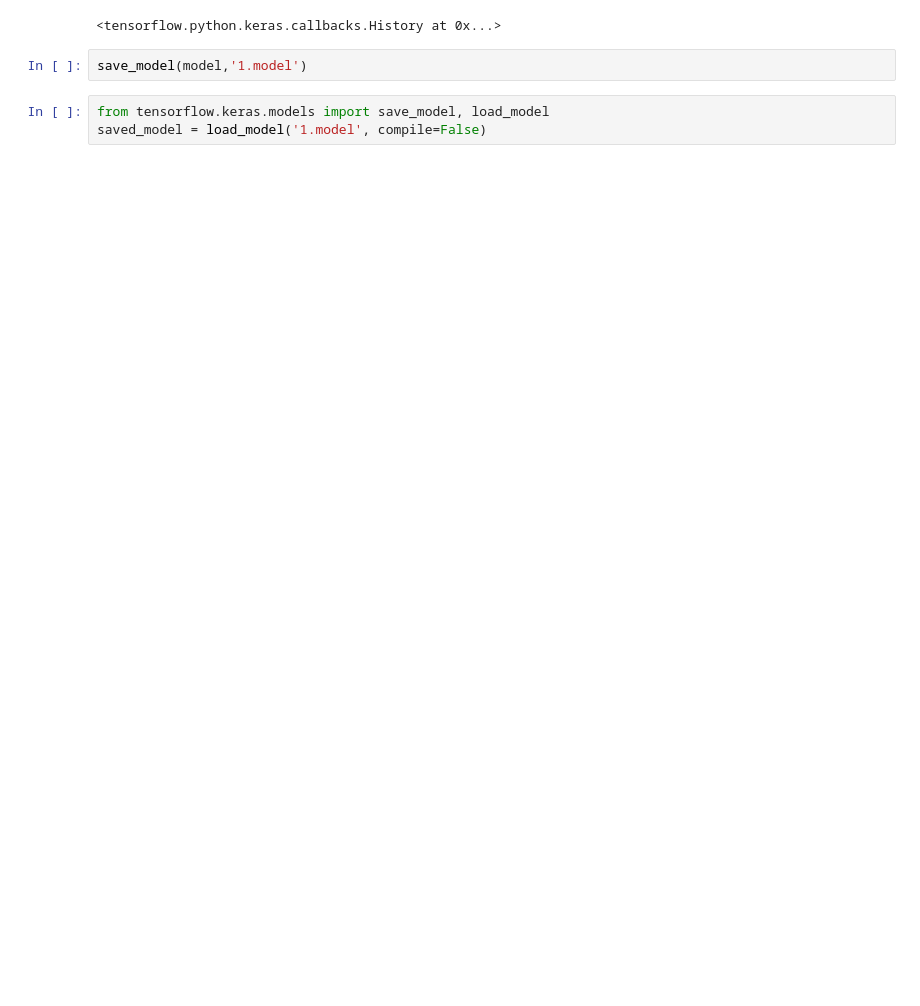
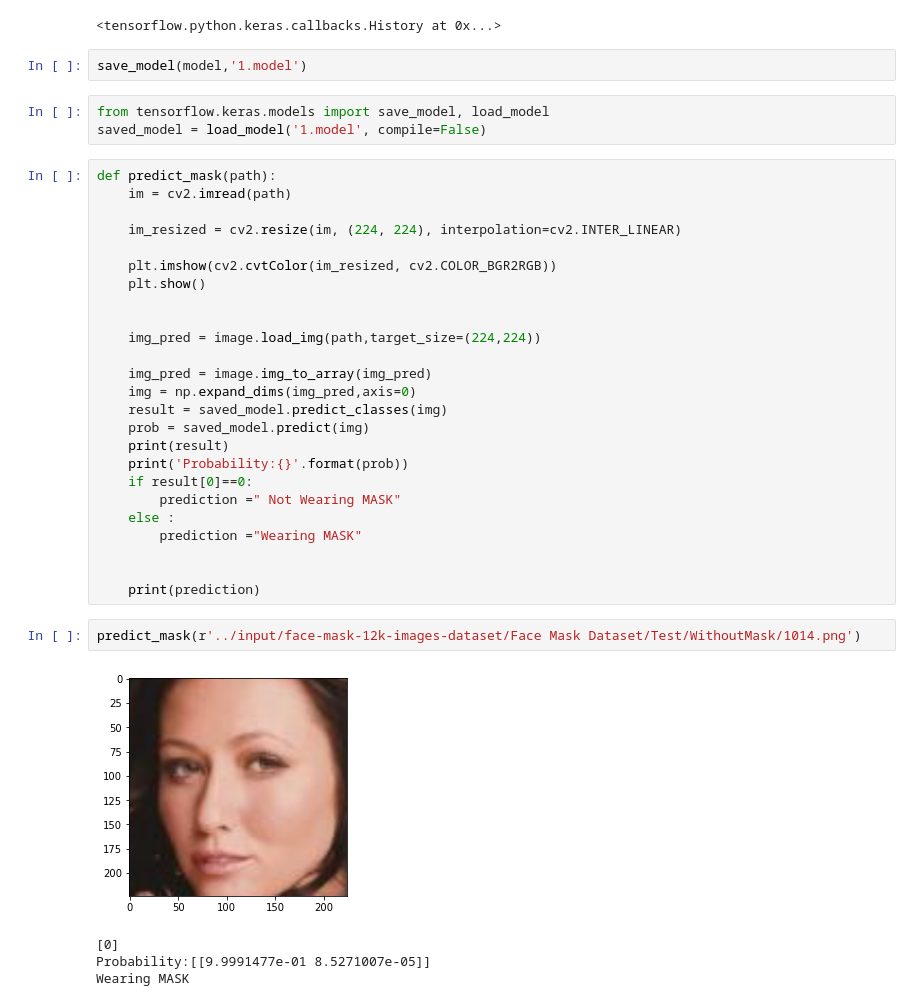
Before and after one commit to pragatimehra21/Covid_MaskDetection, a Jupyter notebook: mask.ipynb, the cells around one changed output. Drawn from its saved outputs; the diff is of its cells as text; blank space fills up the shorter version.

```diff
--- a/mask.ipynb
+++ b/mask.ipynb
@@ -138,3 +136,35 @@ save_model(model,'1.model')
 # %%
 from tensorflow.keras.models import save_model, load_model
 saved_model = load_model('1.model', compile=False)
+# %%
+def predict_mask(path):
+    im = cv2.imread(path)
+
+    im_resized = cv2.resize(im, (224, 224), interpolation=cv2.INTER_LINEAR)
+
+    plt.imshow(cv2.cvtColor(im_resized, cv2.COLOR_BGR2RGB))
+    plt.show()
+
+
+    img_pred = image.load_img(path,target_size=(224,224))
+
+    img_pred = image.img_to_array(img_pred)
+    img = np.expand_dims(img_pred,axis=0)
+    result = saved_model.predict_classes(img)
+    prob = saved_model.predict(img)
+    print(result)
+    print('Probability:{}'.format(prob))
+    if result[0]==0:
+        prediction =" Not Wearing MASK"
+    else :
+        prediction ="Wearing MASK"
+
+
+    print(prediction)
+# %%
+predict_mask(r'../input/face-mask-12k-images-dataset/Face Mask Dataset/Test/WithoutMask/1014.png')
+# %% [output]
+[figure, added]
+[0]
+Probability:[[9.9991477e-01 8.5271007e-05]]
+Wearing MASK
```
Also changed, not shown: parts of 4 cells of this notebook.
